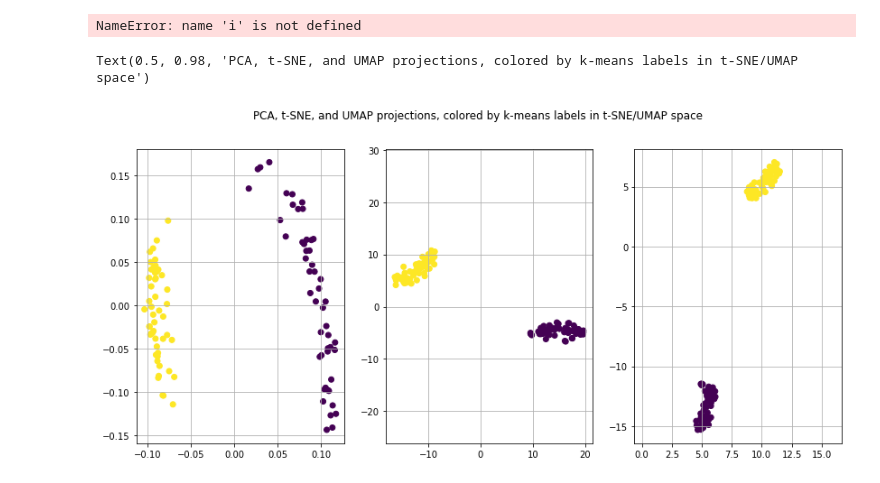
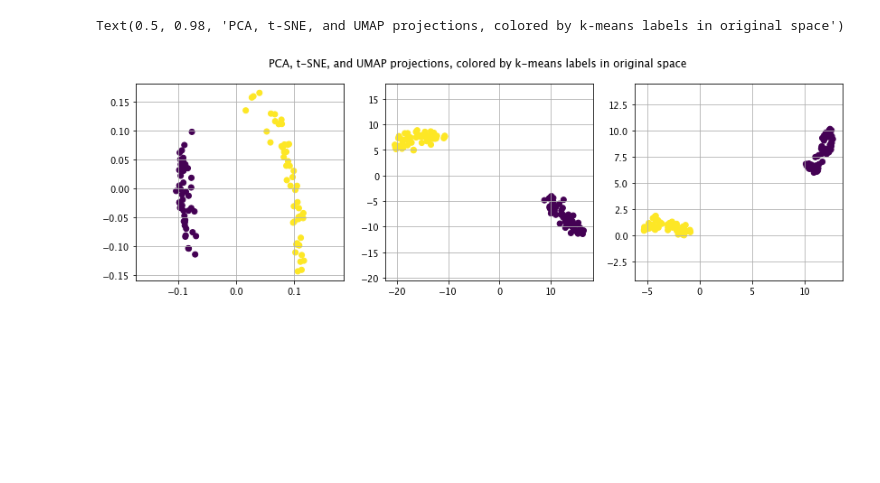
Before and after one commit to njbergam/tsne-exaggerates-clusters, a Jupyter notebook: 0_demo.ipynb, the cells around one changed output. Saved outputs shown, nothing was run; the diff lists cells and outputs as text; code cells hidden in the pictures; blank space fills up the shorter version.

```diff
--- a/0_demo.ipynb
+++ b/0_demo.ipynb
@@ -228,47 +119,23 @@ Text(0.5, 0.98, 'PCA, t-SNE, and UMAP projections')
 # %%
-kmeans = KMeans(n_clusters=2, random_state=i, n_init=5)
+kmeans = KMeans(n_clusters=2, random_state=0, n_init=5)
 y_pred_orig = kmeans.fit_predict(X_transformed)
 
-fig, axs = plt.subplots(1,3, figsize=(14,6))
-plt.axis('equal')
+fig, axs = plt.subplots(1,3, figsize=(14,4))
 axs[0].scatter(X_pca[:,0], X_pca[:,1], c=y_pred_orig)
 axs[0].grid('on')
-axs[0].set_aspect('equal', adjustable='box')
+axs[0].set_aspect('equal', adjustable='datalim')
 
 axs[1].scatter(X_tsne[:,0], X_tsne[:,1], c=y_pred_orig)
 axs[1].grid('on')
-axs[1].set_aspect('equal', adjustable='box')
+axs[1].set_aspect('equal', adjustable='datalim')
 
 axs[2].scatter(X_umap[:,0], X_umap[:,1], c=y_pred_orig)
 axs[2].grid('on')
-axs[2].set_aspect('equal',adjustable='box')
+axs[2].set_aspect('equal',adjustable='datalim')
 
 
 plt.axis('equal')
 fig.suptitle('PCA, t-SNE, and UMAP projections, colored by k-means labels in original space')
 # %% [output]
-NameError: name 'i' is not defined
+Text(0.5, 0.98, 'PCA, t-SNE, and UMAP projections, colored by k-means labels in original space')
+[figure, added]
-# %%
-kmeans = KMeans(n_clusters=2, random_state=i, n_init=5)
-y_pred_umap = kmeans.fit_predict(X_umap)
-
-fig, axs = plt.subplots(1,3, figsize=(14,6))
-plt.axis('equal')
-axs[0].scatter(X_pca[:,0], X_pca[:,1], c=y_pred_umap)
-axs[0].set_aspect('equal',adjustable='datalim')
-axs[0].grid(True)
-
-axs[1].scatter(X_tsne[:,0], X_tsne[:,1], c=y_pred_umap)
-axs[1].set_aspect('equal',adjustable='datalim')
-axs[1].grid(True)
-
-axs[2].scatter(X_umap[:,0], X_umap[:,1], c=y_pred_umap)
-axs[2].set_aspect('equal',adjustable='datalim')
-axs[2].grid(True)
-
-
-plt.axis('equal')
-fig.suptitle('PCA, t-SNE, and UMAP projections, colored by k-means labels in t-SNE/UMAP space')
-# %% [output]
-Text(0.5, 0.98, 'PCA, t-SNE, and UMAP projections, colored by k-means labels in t-SNE/UMAP space')
-[figure, removed]
```
Also changed, not shown: parts of 15 cells of this notebook, 59 other files.
